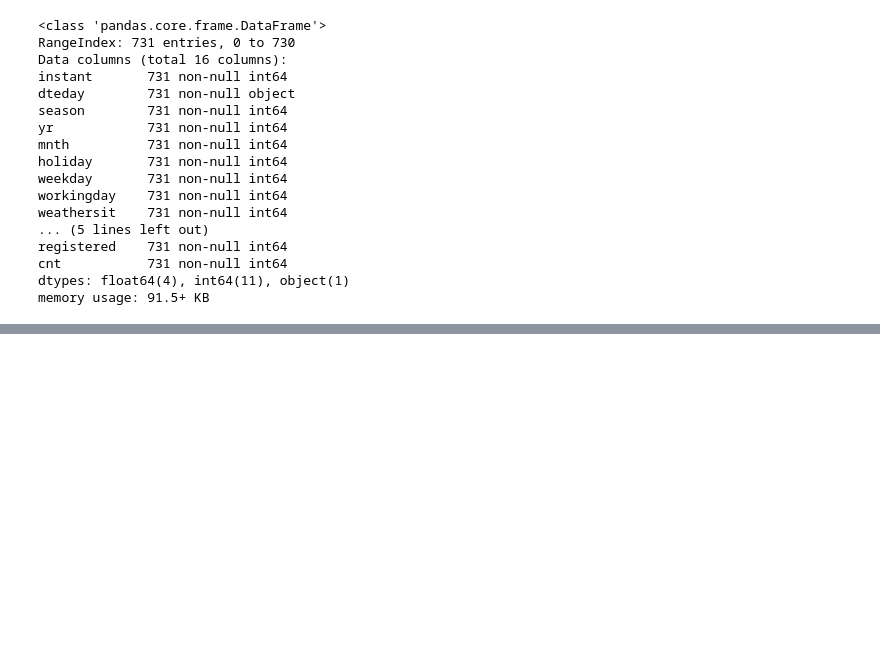
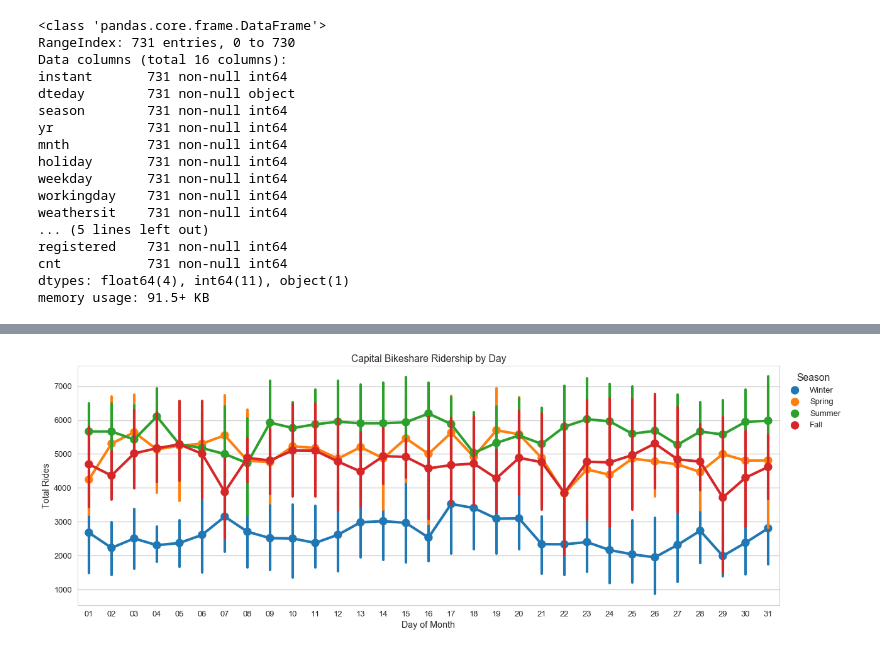
Before and after one commit to PatriciaVaquero/Thinkful-Data-Science-Fundamentals, a Jupyter notebook: Capstone Data Analysis.ipynb, the cells around one changed output, grey strips where cells are left out. Cells and saved outputs as stored; diff of their text form; code cells hidden in the pictures; blank space fills up the shorter version.

```diff
--- a/Capstone Data Analysis.ipynb
+++ b/Capstone Data Analysis.ipynb
@@ -190,0 +160,21 @@ plt.show()
+# %%
+df['day_of_month'] = df.datetime.str[-2:]
+df.head()
+
+fig, ax = plt.subplots()
+sns.pointplot(data=df[['day_of_month', 'total_rides', 'season']],
+              x='day_of_month',
+              y='total_rides',
+              hue='season',
+              ax=ax)
+
+plt.title('Capital Bikeshare Ridership by Day')
+plt.ylabel('Total Rides')
+plt.xlabel('Day of Month')
+
+leg_handles = ax.get_legend_handles_labels()[0]
+ax.legend(leg_handles, ['Winter', 'Spring', 'Summer', 'Fall'], title='Season', bbox_to_anchor=(1, 1), loc=2)
+
+plt.show()
+# %% [output]
+[figure, added]
```
Also changed, not shown: parts of 25 cells of this notebook.
